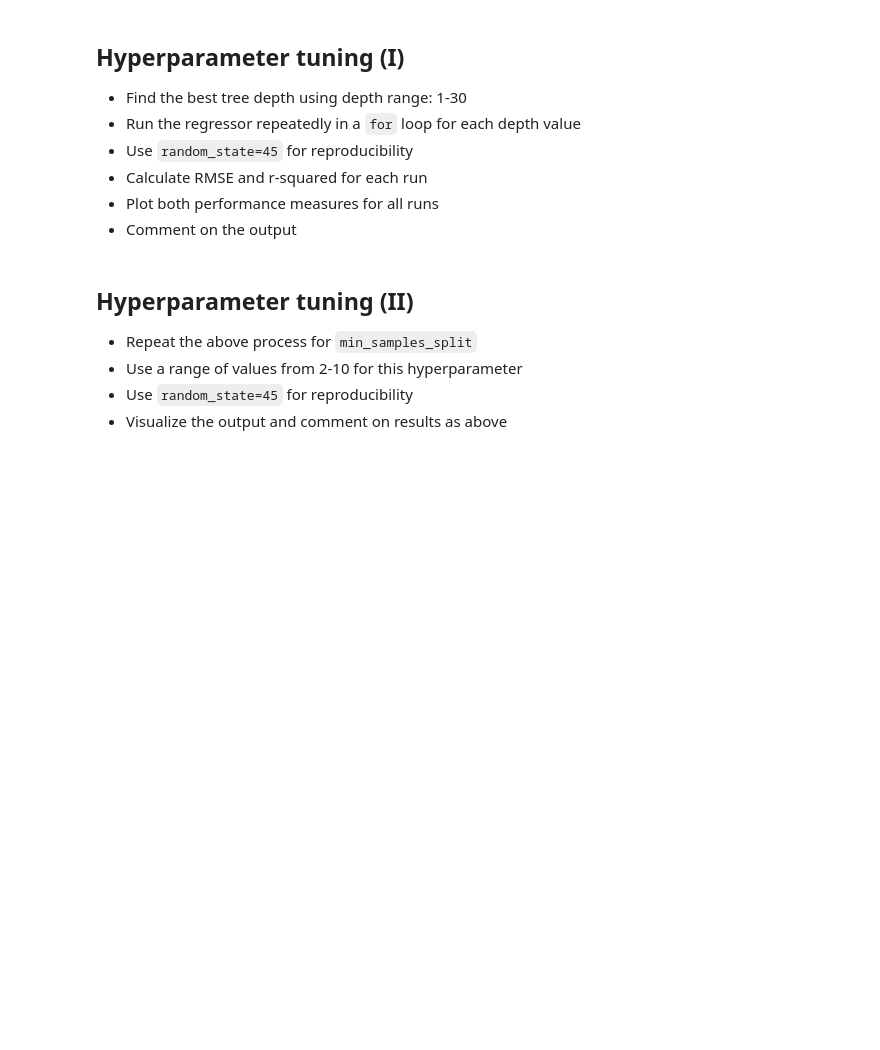
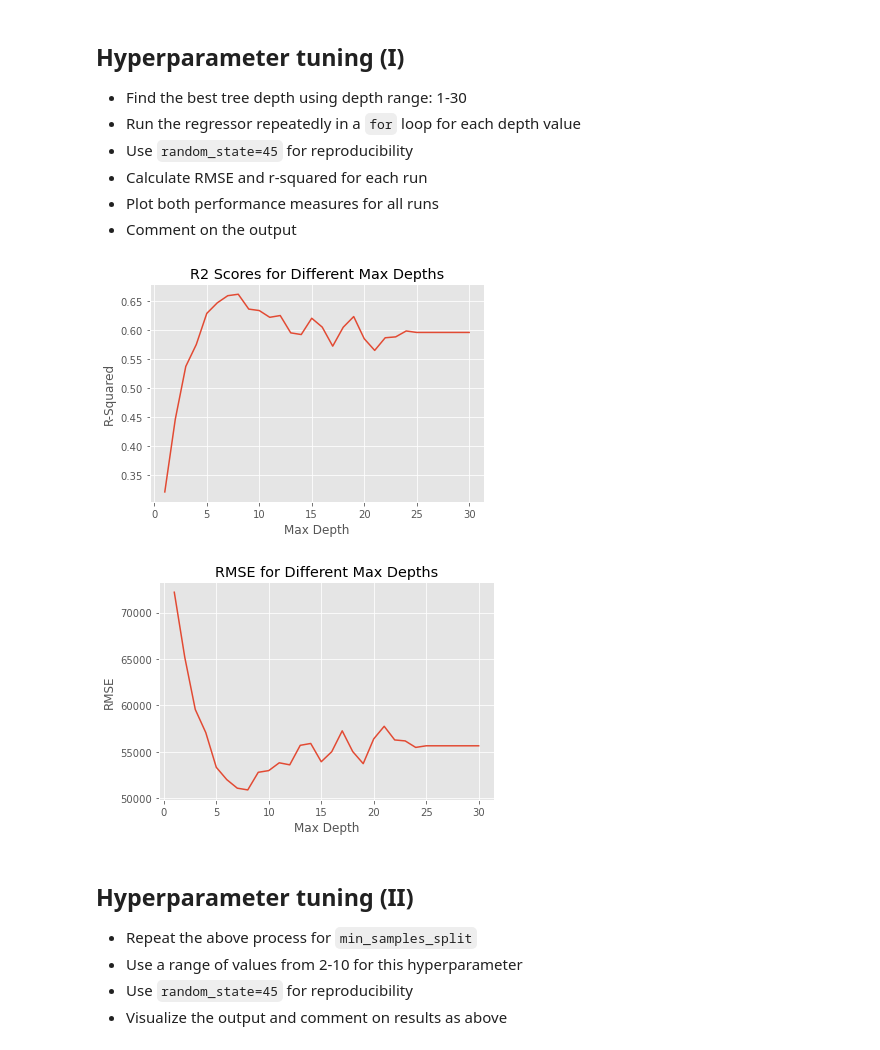
Before and after one commit to akaigraham/dsc-tuning-regression-trees-lab, a Jupyter notebook: index.ipynb, the cells around one changed output. Saved outputs shown, nothing was run; the diff lists cells and outputs as text; code cells hidden in the pictures; blank space fills up the shorter version.

```diff
--- a/index.ipynb
+++ b/index.ipynb
@@ -98,7 +110,7 @@ features = data[['LotArea', '1stFlrSF', 'GrLivArea']]
     - The benefit of calculating RMSE instead of the Mean Squared Error (MSE) is that RMSE is in the same units at the target - here, this means that RMSE will be in dollars, calculating how far off in dollars our predictions are away from the actual prices for homes, on average
 # %%
 # Import metrics
-
+from sklearn.metrics import r2_score, mean_squared_error
 
 # Define the function
 def performance(y_true, y_predict):
@@ -108,12 +120,14 @@ def performance(y_true, y_predict):
     """
 
     # Calculate the r2 score between 'y_true' and 'y_predict'
+    r_squared = r2_score(y_true, y_predict)
 
     # Calculate the root mean squared error between 'y_true' and 'y_predict'
+    root_MSE = mean_squared_error(y_true, y_predict, squared=False)
 
     # Return the score
+    return r_squared, root_MSE
 
-    pass
 
 
 # Test the function
@@ -130,7 +146,7 @@ score
 from sklearn.model_selection import train_test_split
 
 # Split the data into training and test subsets
-x_train, x_test, y_train, y_test = None
+x_train, x_test, y_train, y_test = train_test_split(features, target, test_size=0.20, random_state=42)
 # %% [markdown]
 ## Grow a vanilla regression tree
 
@@ -141,20 +157,20 @@ x_train, x_test, y_train, y_test = None
 - Record your observations
 # %%
 # Import DecisionTreeRegressor
-
+from sklearn.tree import DecisionTreeRegressor
 
 # Instantiate DecisionTreeRegressor
 # Set random_state=45
-regressor = None
+regressor = DecisionTreeRegressor(random_state=45)
 
 # Fit the model to training data
-
+regressor.fit(x_train, y_train)
 
 # Make predictions on the test data
-y_pred = None
+y_pred = regressor.predict(x_test)
 
 # Calculate performance using the performance() function
-score = None
+score = performance(y_test, y_pred)
 score
 
 # [0.5961521990414137, 55656.48543887347] - R2, RMSE
@@ -171,0 +188,28 @@ score
+# %%
+# Hyperparameter evaluation for Max Depth
+depths = list(range(1, 31)) # create list of depths to check
+r2_scores = [] # empty array to store scores of each iteration
+RMSE_scores = [] # empty array to store scores of each iteration
+
+# for each depth run the regressor and calc scores - store scores
+for depth in depths:
+    regressor = DecisionTreeRegressor(random_state=45, max_depth=depth)
+    regressor.fit(x_train, y_train)
+    current_scores = performance(y_test, regressor.predict(x_test))
+    r2_scores.append(current_scores[0])
+    RMSE_scores.append(current_scores[1])
+
+plt.plot(depths, r2_scores)
+plt.title('R2 Scores for Different Max Depths')
+plt.xlabel('Max Depth')
+plt.ylabel('R-Squared')
+plt.show()
+
+plt.plot(depths, RMSE_scores)
+plt.title('RMSE for Different Max Depths')
+plt.xlabel('Max Depth')
+plt.ylabel('RMSE')
+plt.show()
+# %% [output]
+[figure, added]
+[figure, added]
```
Also changed, not shown: parts of 13 cells of this notebook.
